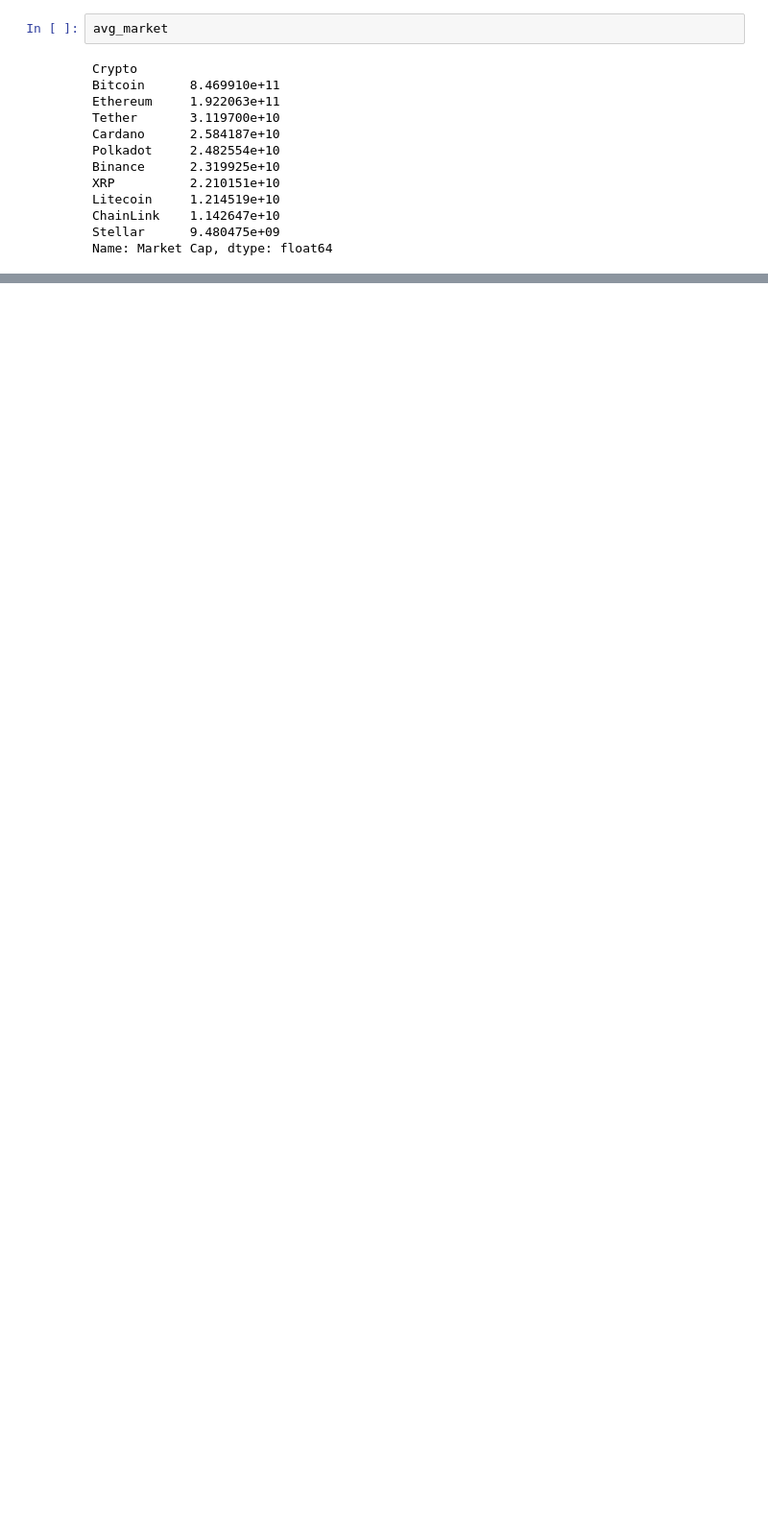
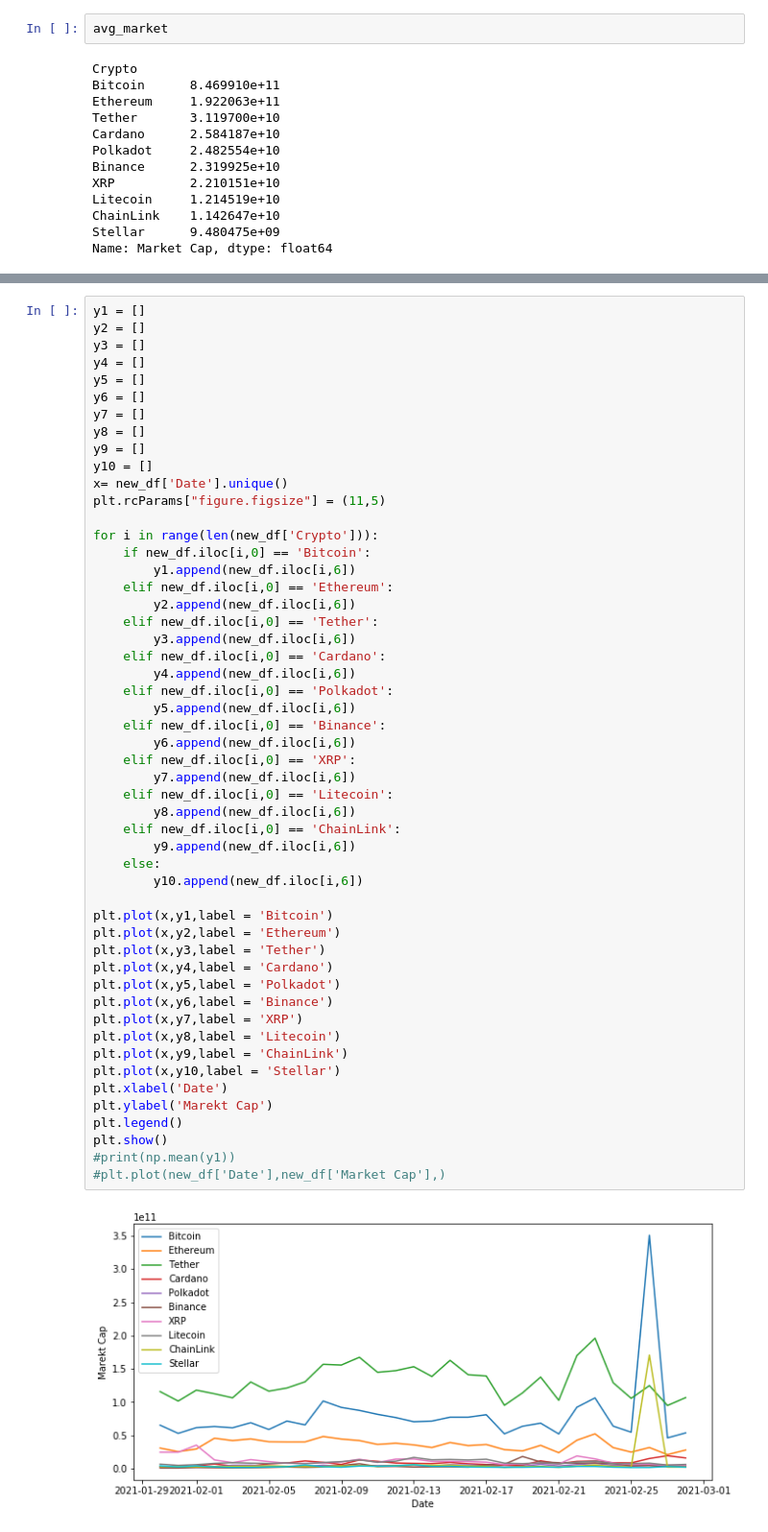
Before and after one commit to Thuyila/DataMadness, a Jupyter notebook: DataMadness.ipynb, the cells around one changed output, grey strips where cells are left out. Shown: that part at 96% size. Saved outputs shown, nothing was run; the diff lists cells and outputs as text; blank space fills up the shorter version.

Commit message:
Market cap vs date

```diff
--- a/DataMadness.ipynb
+++ b/DataMadness.ipynb
@@ -84,0 +101,54 @@ Text(0.5, 1.0, 'Market Cap of most recent month')
+# %%
+y1 = []
+y2 = []
+y3 = []
+y4 = []
+y5 = []
+y6 = []
+y7 = []
+y8 = []
+y9 = []
+y10 = []
+x= new_df['Date'].unique()
+plt.rcParams["figure.figsize"] = (11,5)
+
+for i in range(len(new_df['Crypto'])):
+    if new_df.iloc[i,0] == 'Bitcoin':
+        y1.append(new_df.iloc[i,6])
+    elif new_df.iloc[i,0] == 'Ethereum':
+        y2.append(new_df.iloc[i,6])
+    elif new_df.iloc[i,0] == 'Tether':
+        y3.append(new_df.iloc[i,6])
+    elif new_df.iloc[i,0] == 'Cardano':
+        y4.append(new_df.iloc[i,6])
+    elif new_df.iloc[i,0] == 'Polkadot':
+        y5.append(new_df.iloc[i,6])
+    elif new_df.iloc[i,0] == 'Binance':
+        y6.append(new_df.iloc[i,6])
+    elif new_df.iloc[i,0] == 'XRP':
+        y7.append(new_df.iloc[i,6])
+    elif new_df.iloc[i,0] == 'Litecoin':
+        y8.append(new_df.iloc[i,6])
+    elif new_df.iloc[i,0] == 'ChainLink':
+        y9.append(new_df.iloc[i,6])
+    else:
+        y10.append(new_df.iloc[i,6])
+
+plt.plot(x,y1,label = 'Bitcoin')
+plt.plot(x,y2,label = 'Ethereum')
+plt.plot(x,y3,label = 'Tether')
+plt.plot(x,y4,label = 'Cardano')
+plt.plot(x,y5,label = 'Polkadot')
+plt.plot(x,y6,label = 'Binance')
+plt.plot(x,y7,label = 'XRP')
+plt.plot(x,y8,label = 'Litecoin')
+plt.plot(x,y9,label = 'ChainLink')
+plt.plot(x,y10,label = 'Stellar')
+plt.xlabel('Date')
+plt.ylabel('Marekt Cap')
+plt.legend()
+plt.show()
+#print(np.mean(y1))
+#plt.plot(new_df['Date'],new_df['Market Cap'],)
+# %% [output]
+[figure, added]
```
Also changed, not shown: parts of 2 cells of this notebook.
